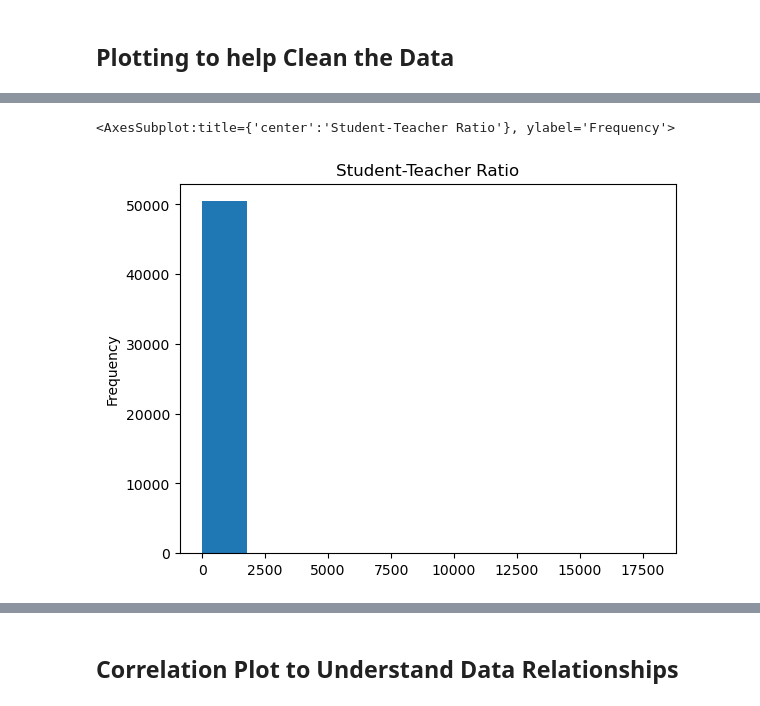
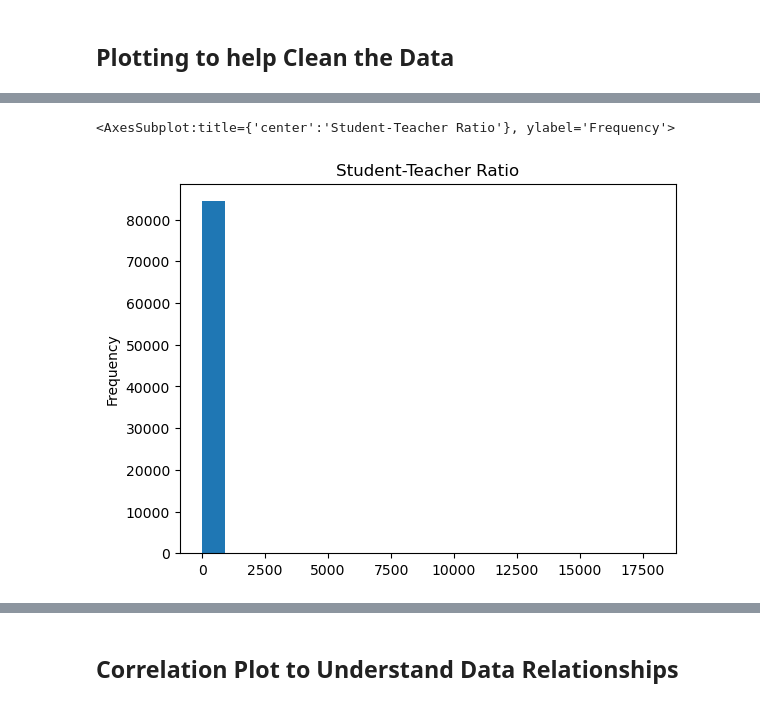
Before and after one commit to redtea3930/US_School_Analysis, a Jupyter notebook: public_school_analysis.ipynb, the cells around one changed output, grey strips where cells are left out. Cells and saved outputs as stored; diff of their text form; code cells hidden in the pictures.

Commit message:
cleaned and finalized work up through correlation plot: cleaned code, added box plot pre-and-post filtering, added to final answers

```diff
--- a/public_school_analysis.ipynb
+++ b/public_school_analysis.ipynb
@@ -101,12 +59,29 @@ data unique ID's: 100722 locations unique ID's: 100722
 # %%
 # Change the names of the unique ID column in both the location data and public school data to match and set them as index
 
-data = (data.rename(columns={"NCESSCH" : "School_ID"})
-            .set_index("School_ID")
-           )
-locations = (locations.rename(columns={"ID" : "School_ID"})
-                 .set_index("School_ID")
-                )
+data = data.rename(columns={'NCESSCH' : 'school_id',
+                             'LSTATE' : 'state',
+                             'SCHOOL_LEVEL' : 'school_level',
+                             'SCHOOL_TYPE_TEXT' : 'school_type',
+                             'TOTAL' : 'total_students',
+                             'FTE' : 'teachers',
+                             'STUTERATIO' : 'student_teacher_ratio',
+                             'AM' : 'native',
+                             'AS' : 'asian',
+                             'BL' : 'black',
+                             'HP' : 'pacific',
+                             'HI' : 'hispanic',
+                             'TR' : 'multi',
+                             'WH' : 'white'
+                            }
+                   ).set_index("school_id")
+
+locations = locations.rename(columns=
+                             {'ID' : 'school_id',
+                              'LATCOD': 'lat',
+                              'LONCOD': 'long'
+                             }
+                            ).set_index("school_id")
 # %%
 # Check your work
 data.head()
@@ -160,5 +119,5 @@ Name: SCHOOL_TYPE_TEXT, dtype: int64
 # %%
 # Create a subset of the dataframe that only includes regular schools ensure it was successful by comparing rows in the subset to the value counts above
-regular_schools = data_w_location[data_w_location["SCHOOL_TYPE_TEXT"] == "Regular school"]
-regular_schools
+regular_schools = data_w_location[data_w_location['school_type'] == "Regular school"]
+len(regular_schools)
 # %% [output]
@@ -199,8 +147,5 @@ regular_schools.isnull()
 # %%
 # Fill some of the columns with 0 where it makes sense
 
-# WRONG this creates new df with selected columns:
-#regular_schools[['AM', 'AS', 'BL', 'HP', 'HI', 'TR', 'WH']].fillna(0)
-
-#WORKS but gives warning
-#regular_schools[['AM', 'AS', 'BL', 'HP', 'HI', 'TR', 'WH']] = regular_schools[['AM', 'AS', 'BL', 'HP', 'HI', 'TR', 'WH']].fillna(0)
+nulls_by_race = {'native': 0, 'asian': 0, 'black': 0, 'pacific': 0, 'hispanic': 0, 'multi': 0, 'white': 0}
+regular_schools = regular_schools.fillna(value=nulls_by_race)
@@ -277,4 +173,3 @@ regular_schools_new.isnull()
 # %%
 # Drop remaining nulls wher it would make sense
-regular_schools_new = regular_schools_new.dropna()
-regular_schools_new
+regular_schools = regular_schools.dropna(axis = 0, how = 'any')
@@ -312,6 +220,6 @@ regular_schools_new['Total Teachers'].plot(kind = 'hist', title = 'Total Teacher
 # %%
 # Plot a histogram of Student Teacher Ratio and check for outliers
-regular_schools_new['Student-Teacher Ratio'].plot(kind = 'hist', title = 'Student-Teacher Ratio')
+regular_schools['student_teacher_ratio'].plot(kind = 'hist', bins = 20, title = 'Student-Teacher Ratio')
 # %% [output]
 <AxesSubplot:title={'center':'Student-Teacher Ratio'}, ylabel='Frequency'>
-[figure, old version]
+[figure, new version]
```
Also changed, not shown: parts of 32 cells of this notebook.
